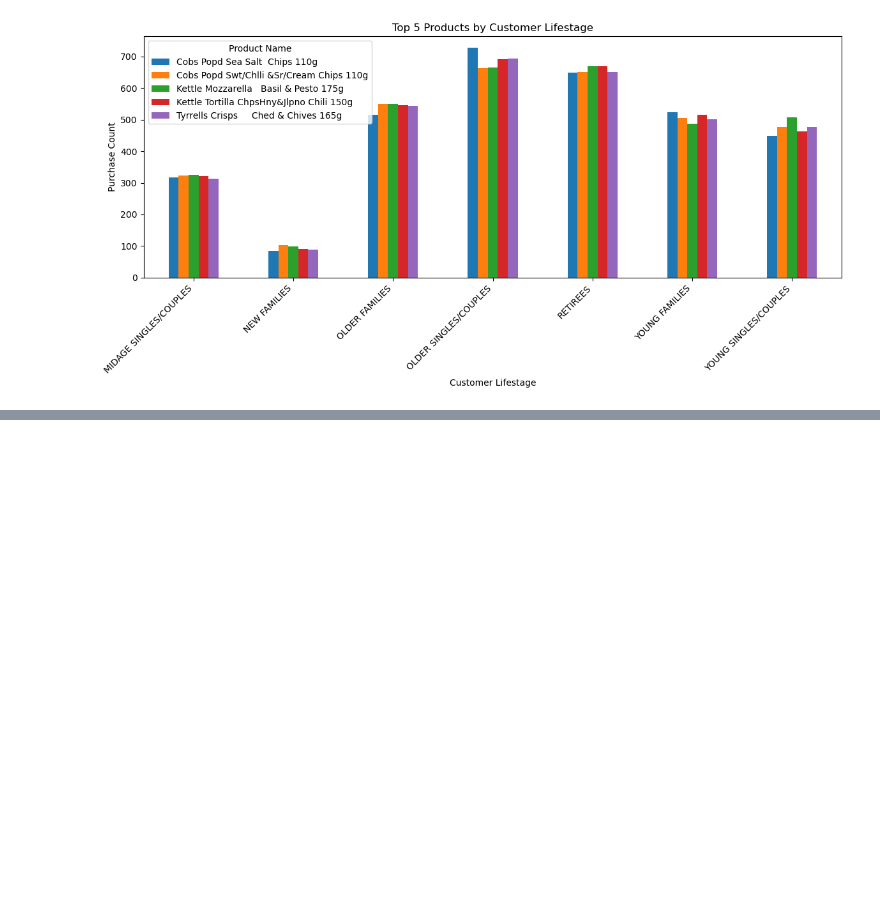
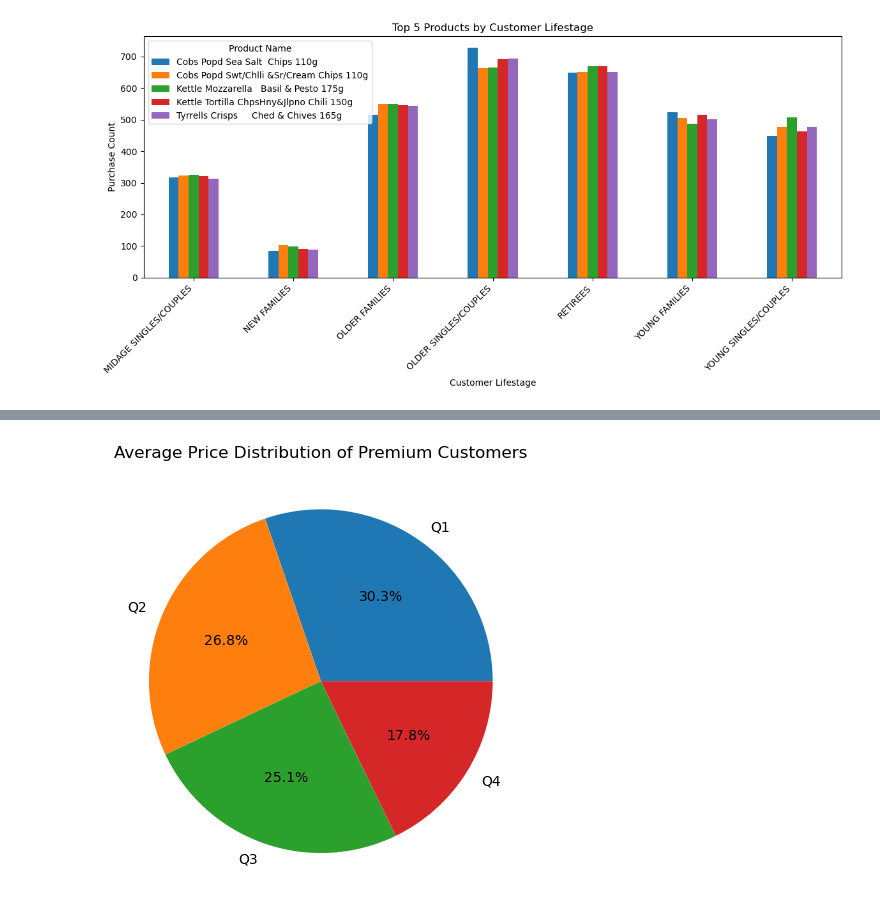
Before and after one commit to schao021/Quantium-Data-Analytics, a Jupyter notebook: main.ipynb, the cells around one changed output, grey strips where cells are left out. Saved outputs shown, nothing was run; the diff lists cells and outputs as text; code cells hidden in the pictures; blank space fills up the shorter version.

```diff
--- a/main.ipynb
+++ b/main.ipynb
@@ -344,0 +382,5 @@ Customer Lifestage
+# %%
+customer_quartile_df = customer_transaction_merged.copy()
+customer_quartile_df["PRICE_QUARTILE"] = pd.qcut(customer_quartile_df["PROD_PRICE_$"], 4, labels=['Q1', 'Q2', 'Q3', 'Q4'])
+customer_quartile_df["WEIGHT_QUARTILE"] = pd.qcut(customer_quartile_df["PROD_WEIGHT_G"], 4, labels=['Q1', 'Q2', 'Q3', 'Q4'])
+customer_quartile_df
@@ -344,0 +401,12 @@ Customer Lifestage
+# %%
+customer_quartile_df_average_price = customer_quartile_df["PRICE_QUARTILE"].value_counts().copy()
+customer_quartile_df_average_price.plot(
+    kind="pie",
+    autopct='%1.1f%%',
+    ylabel=''
+)
+plt.title("Average Price Distribution of Premium Customers")
+plt.tight_layout()
+plt.show()
+# %% [output]
+[figure, added]
```
Also changed, not shown: parts of 10 cells of this notebook.
